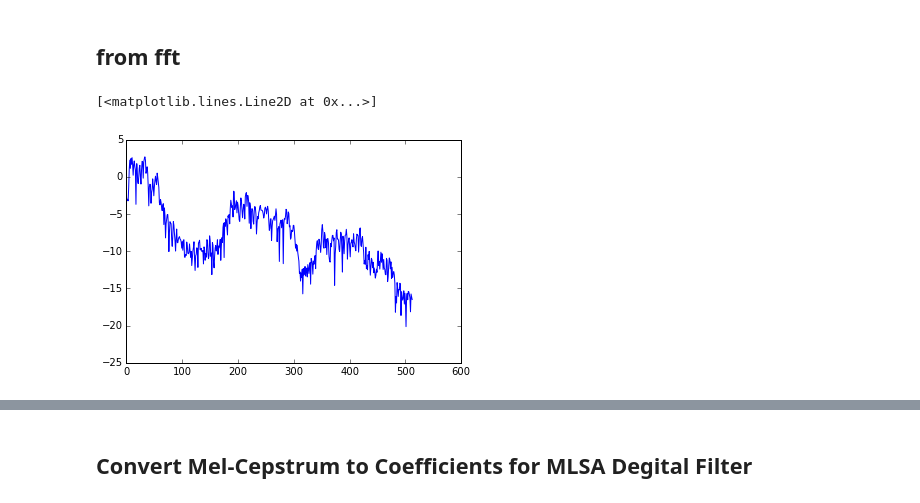
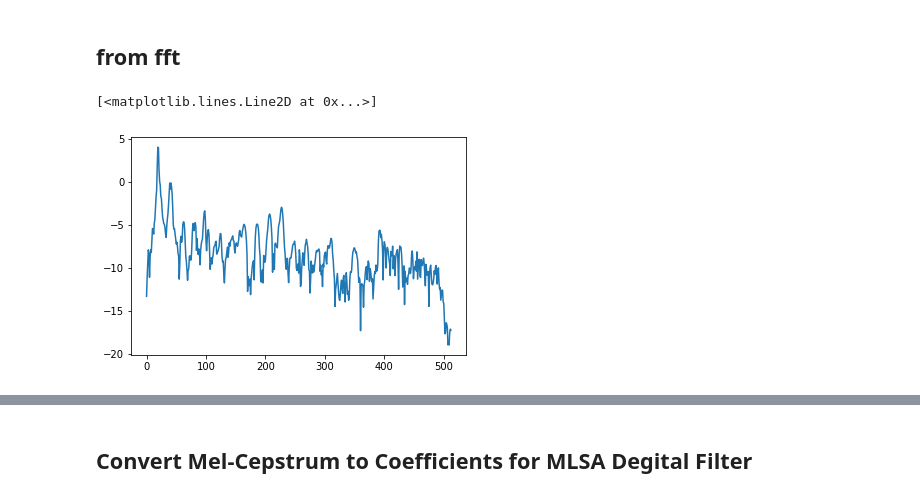
Before and after one commit to shunsukeaihara/pysas, a Jupyter notebook: sample.ipynb, the cells around one changed output, grey strips where cells are left out. Drawn from its saved outputs; the diff is of its cells as text; code cells hidden in the pictures.

```diff
--- a/sample.ipynb
+++ b/sample.ipynb
@@ -12,7 +9,7 @@ The autoreload extension is already loaded. To reload it, use:
 # %% [markdown]
 # Speech analysis and synthesis with World
 # %%
-signal, samplingrate, _ = waveread("test/cmu_arctic/arctic_a0001.wav")  # from http://festvox.org/cmu_arctic/dbs_bdl.html
+signal, samplingrate, _ = waveread("test/voice_actress/tsuchiya_normal_001_16k.wav") # from Voice-Actress Corpus
 # %%
 world = World(samplingrate)
 # %%
@@ -59,14 +60,14 @@ plt.plot(np.log(spec2[:world.envelopesize()]))
 # %% [markdown]
 ## from fft
 # %%
-i = 80* 300
+i = 80* 400
 windowsize = 1024
 sig = signal[i:i+windowsize] * np.hanning(windowsize)
 power_spectrum = (np.absolute(np.fft.fft(sig)) ** 2)[:(windowsize>>1) + 1]
 plt.plot(np.log(power_spectrum))
 # %% [output]
 [<matplotlib.lines.Line2D at 0x...>]
-[figure, old version]
+[figure, new version]
 # %%
 fft_mcep = spec2mcep(power_spectrum, 20, alpha)
 reconst_pspec = mcep2spec(fft_mcep, alpha, windowsize)
```
Also changed, not shown: parts of 21 cells of this notebook, 3 other files.
